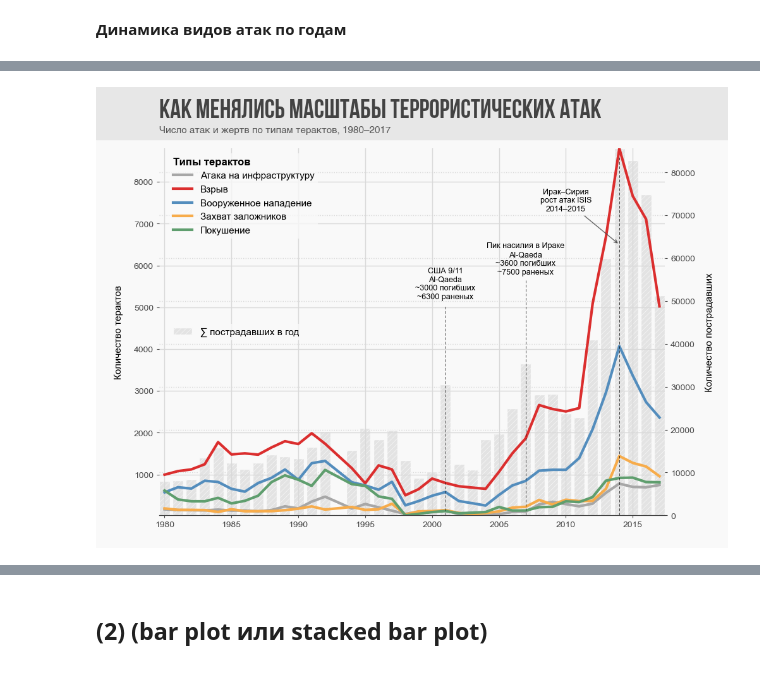
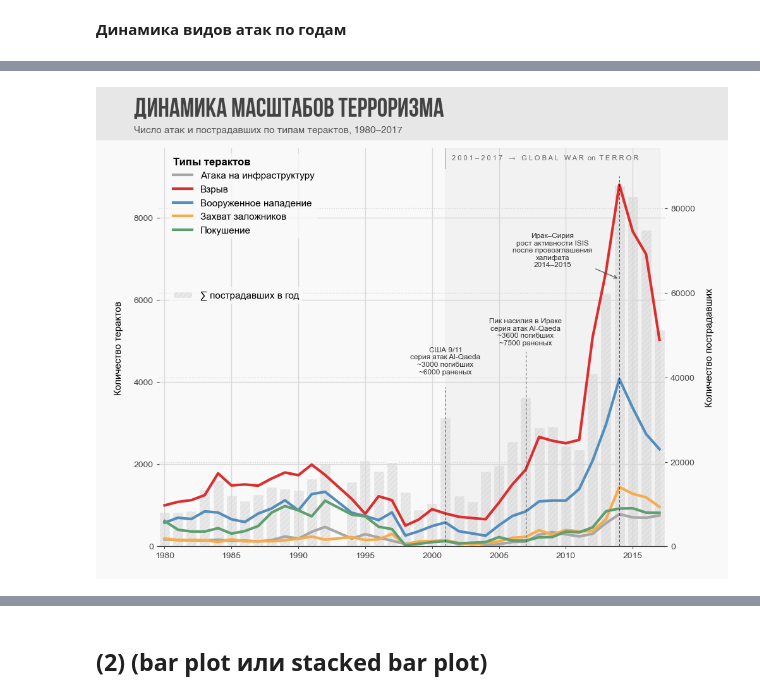
Before and after one commit to niki3080/EDA_Terrorism_ds, a Jupyter notebook: notebooks/02_EDA.ipynb, the cells around one changed output, grey strips where cells are left out. Cells and saved outputs as stored; diff of their text form; code cells hidden in the pictures.

Commit message:
update EDA plots and notebook

```diff
--- a/notebooks/02_EDA.ipynb
+++ b/notebooks/02_EDA.ipynb
@@ -75,4 +75,7 @@ attack_counts_by_year = (
     df[df['attack_type'].isin(
         df['attack_type'].value_counts().head(5).index)]
     .groupby(['year','attack_type'])
-    .size().reset_index(name='count'))
+    .size().reset_index(name='count')
+    .sort_values(['year','attack_type'], ascending=True))
+
+attack_counts_by_year.head(5)
@@ -81,6 +91,8 @@ attack_counts_by_year = (
 victim_total_by_year = (df.groupby('year')['victims'].sum().reset_index())
 # %%
 fig, ax1 = plt.subplots()
+plt.subplots_adjust(top=0.90)
+
 ax2 = ax1.twinx()
 
 ax1.set_axisbelow(True)
@@ -92,70 +104,92 @@ ax2.set_zorder(1)
 ax1.patch.set_visible(False)
 ax2.patch.set_visible(False)
 
+# lineplot: динамика типов терактов
+sb.lineplot(
+    data=attack_counts_by_year,
+    x='year', y='count',
+    hue='attack_type',
+    palette=ATTACK_COLORS,
+    linewidth=3, ax=ax1, alpha=1,)
+
 
 # barplot: количество пострадавших по годам
 ax2.bar(
     victim_total_by_year['year'],
     victim_total_by_year['victims'],
     color="#E3E3E3", alpha=1, width=0.8,
     hatch="////", edgecolor="#f9f9f9",
     label="∑ пострадавших в год")
 
-# lineplot: динамика типов терактов
-sb.lineplot(
-    data=attack_counts_by_year,
-    x='year', y='count',
-    hue='attack_type',
-    palette=ATTACK_COLORS,
-    linewidth=3, ax=ax1, alpha=1,)
 
-# события
-ax1.axvline(2001, ymax=0.57, color="black", linestyle="--", linewidth=0.5)
-ax1.axvline(2007, ymax=0.64, color="black", linestyle="--", linewidth=0.5)
-ax1.axvline(2014, ymax=0.98, color="black", linestyle="--", linewidth=0.5)
 
-ax1.text(2001, 5200, "США 9/11\nAl-Qaeda\n~3000 погибших\n~6300 раненых", ha="center", fontsize=9)
-ax1.text(2007, 5800, "Пик насилия в Ираке\nAl-Qaeda\n~3600 погибших\n~7500 раненых", ha="center", fontsize=9)
+# --- дополнительная информация на графике --------------
+
+# ключевые события
+ax1.axvline(2001, ymax=0.40, color="black", linestyle="--", linewidth=0.5)
+ax1.axvline(2007, ymax=0.49, color="black", linestyle="--", linewidth=0.5)
+ax1.axvline(2014, ymax=0.93, color="black", linestyle="--", linewidth=0.5)
+
+ax1.text(2001, 4200, "США 9/11\nсерия атак Al-Qaeda\n~3000 погибших\n~6000 раненых",
+    ha="center", fontsize=8.5, color="#333333")
+ax1.text(2007, 4900, "Пик насилия в Ираке\nсерия атак Al-Qaeda\n~3600 погибших\n~7500 раненых",
+    ha="center", fontsize=8.5, color="#333333")
 
 ax1.annotate(
-    "Ирак–Сирия\nрост атак ISIS\n2014–2015",
+    "Ирак–Сирия\nрост активности ISIS\nпосле провозглашения\nхалифата\n2014–2015",
     xy=(2014, 6500),
-    xytext=(2010, 7300),
-    fontsize=9,
+    xytext=(2009, 6800),
     ha="center",
+    fontsize=8.5, color="#333333",
     arrowprops=dict(arrowstyle="->", lw=1, color="#444444", alpha=0.8)
 )
+
+# Global War on Terror
+
+ax1.axvline(2001, ymax=1, ymin=0.95, color="#666666", linestyle="-", linewidth=0.5)
+ax1.axvspan(2001, 2017, color="#cccccc", alpha=0.15)
+ax1.text(2001.5, 9400, "2 0 0 1 – 2 0 1 7   →   G L O B A L   W A R  on  T E R R O R",
+    fontsize=8, color='#666666', linespacing=1.8)
+
+# --- легенды --------------------------------------
+
+# легенда 1: типы терактов
+legend1 = style_legend(ax1, 'Типы терактов', alpha=0.8, loc='tl', shift_x=0.01)
+
+# handle столбцов
+handles2, labels2 = ax2.get_legend_handles_labels()
+
+# легенда 2: пострадавшие
+legend2 = style_legend(ax1, '', alpha=0.8, loc='cl', shift_x=0.01, shift_y=0.13, handles=handles2)
+
+ax1.add_artist(legend1)
+
+# --- оси и заголовок -------------------------------
+
+ymin, ymax = ax1.get_ylim()
+ax1.set_ylim(0, ymax * 1.1)
+
+ymin2, ymax2 = ax2.get_ylim()
+ax2.set_ylim(0, ymax2 * 1.1)
+
 
 ax1.grid(True, linestyle="-")
 ax2.grid(True, linestyle=":")
 
 ax1.set_xlabel(" ")
 ax1.set_ylabel("Количество терактов")
 ax2.set_ylabel("Количество пострадавших")
 
+style_title(ax1, "динамика масштабов терроризма",
+                 "Число атак и пострадавших по типам терактов, 1980–2017")
 
-# легенда 1: типы терактов
-legend1 = style_legend(ax1, 'Типы терактов', alpha=0.8, loc='tl', shift_x=0.01)
-
-# handle столбцов
-handles2, labels2 = ax2.get_legend_handles_labels()
-
-# легенда 2: пострадавшие)
-legend2 = style_legend(ax1, '', alpha=0.8, loc='cl', shift_x=0.01, handles=handles2)
-
-ax1.add_artist(legend1)
-
-# --------------------------------
-
-style_title(ax1, "Как менялись масштабы террористических атак",
-                 "Число атак и жертв по типам терактов, 1980–2017")
-
+# --------------------------------------------------
 
 fig.savefig(os.path.join(path_to_save_images, f'{image_name_prefix}_image_1.png'),
                 dpi=300, bbox_inches="tight")
 plt.show()
 # %% [output]
-[figure, old version]
+[figure, new version]
 # %% [markdown]
 #### **выводы** (1):
 С 1980-х до начала 2000-х террористические атаки происходили в основном в рамках региональных конфликтов, общее число атак и жертв менялось умеренно.
```
Also changed, not shown: parts of 17 cells of this notebook, 7 other files.
